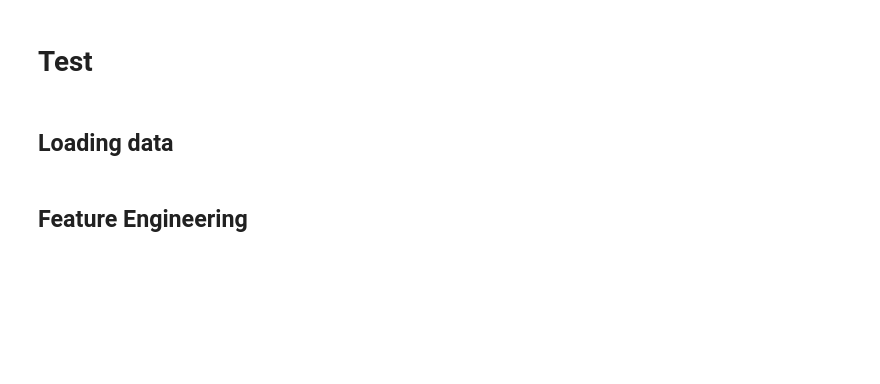
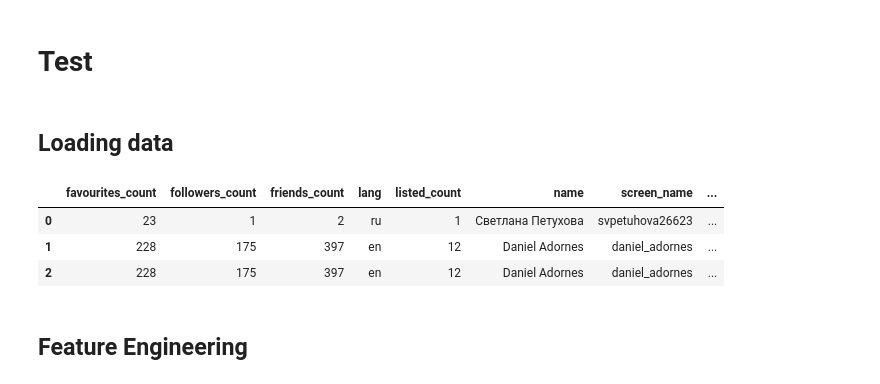
Before and after one commit to encorealerts/ipython-experiments, a Jupyter notebook: user_classification/Actor Segment Classification.ipynb, the cells around one changed output. Cells and saved outputs as stored; diff of their text form; code cells hidden in the pictures; blank space fills up the shorter version.

```diff
--- a/user_classification/Actor Segment Classification.ipynb
+++ b/user_classification/Actor Segment Classification.ipynb
@@ -328,3 +339,10 @@ test_data = pd.DataFrame(test_data)
+# %%
+test_data
+# %% [output]
+|  | favourites_count | followers_count | friends_count | lang | listed_count | name | screen_name | ... |
+| 0 | 23 | 1 | 2 | ru | 1 | Светлана Петухова | svpetuhova26623 | ... |
+| 1 | 228 | 175 | 397 | en | 12 | Daniel Adornes | daniel_adornes | ... |
+| 2 | 228 | 175 | 397 | en | 12 | Daniel Adornes | daniel_adornes | ... |
 # %% [markdown]
 ## Feature Engineering
 # %%
```
Also changed, not shown: parts of 16 cells of this notebook.
